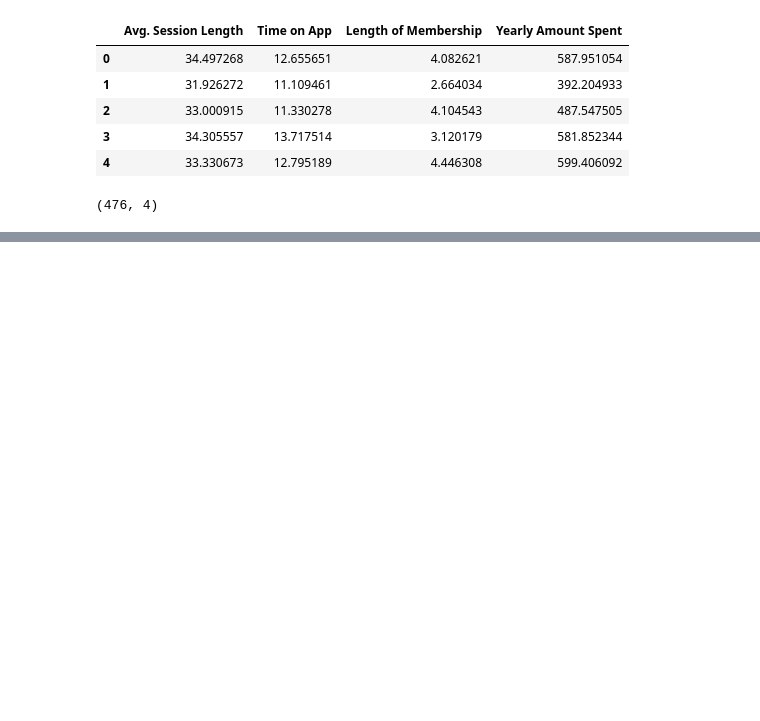
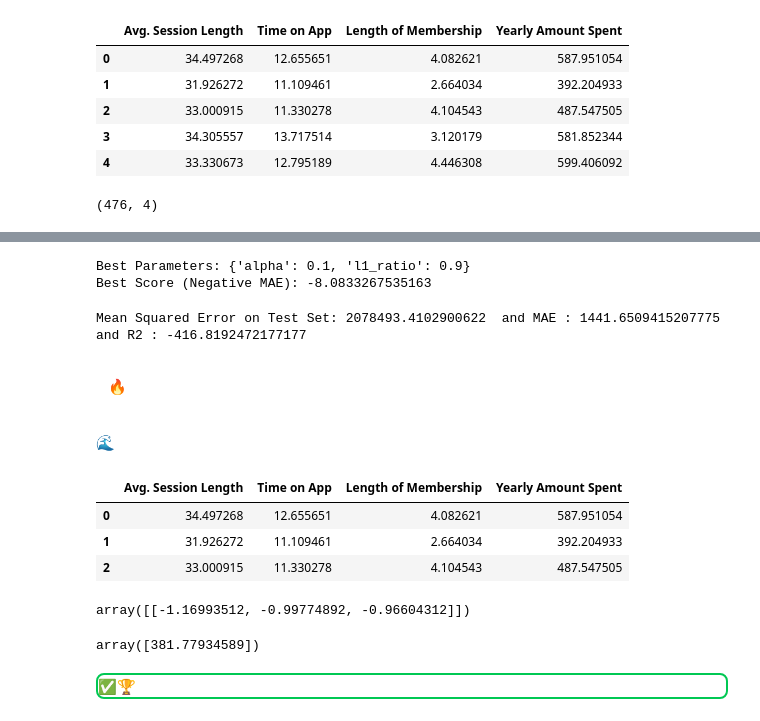
Before and after one commit to farhanrhine/Sales-Prediction-Ecommerce, a Jupyter notebook: Notebook/code.ipynb, the cells around one changed output, grey strips where cells are left out. Saved outputs shown, nothing was run; the diff lists cells and outputs as text; code cells hidden in the pictures; blank space fills up the shorter version.

```diff
--- a/Notebook/code.ipynb
+++ b/Notebook/code.ipynb
@@ -505,0 +611,55 @@ new_df.shape
+# %%
+elastic_net = ElasticNet()
+
+parameter_grid = {
+    'alpha': [0.1, 0.5, 1.0, 5.0, 10.0], # different alpha value
+    'l1_ratio': [0.1, 0.5, 0.9]  # different l1_ratio
+}
+
+grid_search = GridSearchCV(estimator=elastic_net, param_grid=parameter_grid, cv=5, scoring='neg_mean_absolute_error')
+
+grid_search.fit(X_train_scaled, y_train)
+
+print(f"Best Parameters: {grid_search.best_params_}")
+print(f"Best Score (Negative MAE): {grid_search.best_score_}")
+# %% [output]
+Best Parameters: {'alpha': 0.1, 'l1_ratio': 0.9}
+Best Score (Negative MAE): -8.0833267535163
+# %%
+best_model = grid_search.best_estimator_ # using best parametes 0.1 and 0.9 we get best model
+y_pred = best_model.predict(X_test)
+
+mse = mean_squared_error(y_test, y_pred)
+mae = mean_absolute_error(y_test,y_pred)
+r2 = r2_score(y_test,y_pred)
+
+print(f"Mean Squared Error on Test Set: {mse}  and MAE : {mae} and R2 : {r2}")
+# %% [output]
+Mean Squared Error on Test Set: 2078493.4102900622  and MAE : 1441.6509415207775 and R2 : -416.8192472177177
+# %% [markdown]
+<div class="alert" style="
+    background: linear-gradient(135deg, #ff416c 0%, #ff4b2b 100%);
+    color: #fff;
+    font-weight: bold;
+    padding: 12px;
+    border-radius: 10px;
+">
+  🔥 Still my model is Overfitting because its pretty small dataset!
+</div>
+# %% [markdown]
+
+<div class="alert" style="
+    background: linear-gradient(135deg, #4facfe 0%, #00f2fe 100%);
+    color: #fff;
+    box-shadow: 0 4px 8px rgba(0,0,0,0.1);
+    border-radius: 8px;
+">
+  🌊 8. test the model
+</div>
+# %%
+new_df.head(3)
+# %% [output]
+|  | Avg. Session Length | Time on App | Length of Membership | Yearly Amount Spent |
+| 0 | 34.497268 | 12.655651 | 4.082621 | 587.951054 |
+| 1 | 31.926272 | 11.109461 | 2.664034 | 392.204933 |
+| 2 | 33.000915 | 11.330278 | 4.104543 | 487.547505 |
@@ -505,0 +670,17 @@ new_df.shape
+# %%
+data_new
+# %% [output]
+array([[-1.16993512, -0.99774892, -0.96604312]])
+# %%
+best_model.predict(data_new)
+# %% [output]
+array([381.77934589])
+# %% [markdown]
+<div class="alert" style="
+    background: linear-gradient(135deg, #00c853 0%, #b2ff59 100%);
+    color: #fff;
+    border: 2px solid #00c853;
+    border-radius: 8px;
+">
+  ✅🏆 9. save model! using python
+</div>
```
Also changed, not shown: parts of 31 cells of this notebook, 3 other files.
